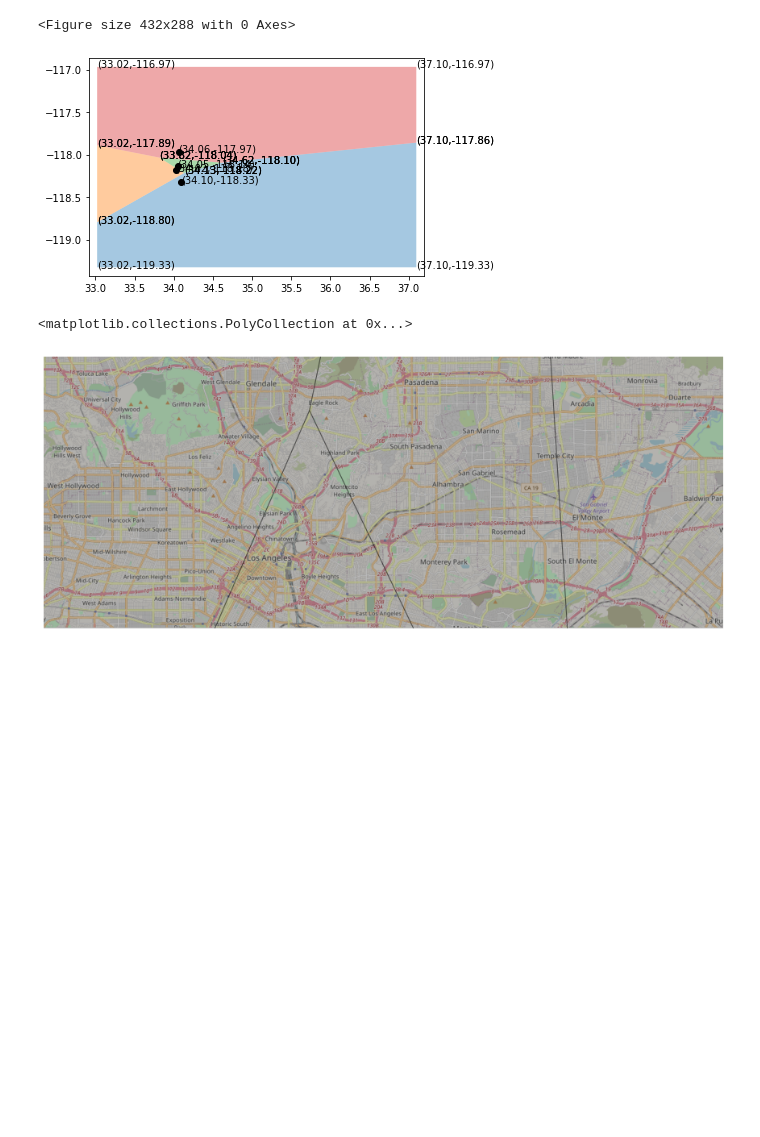
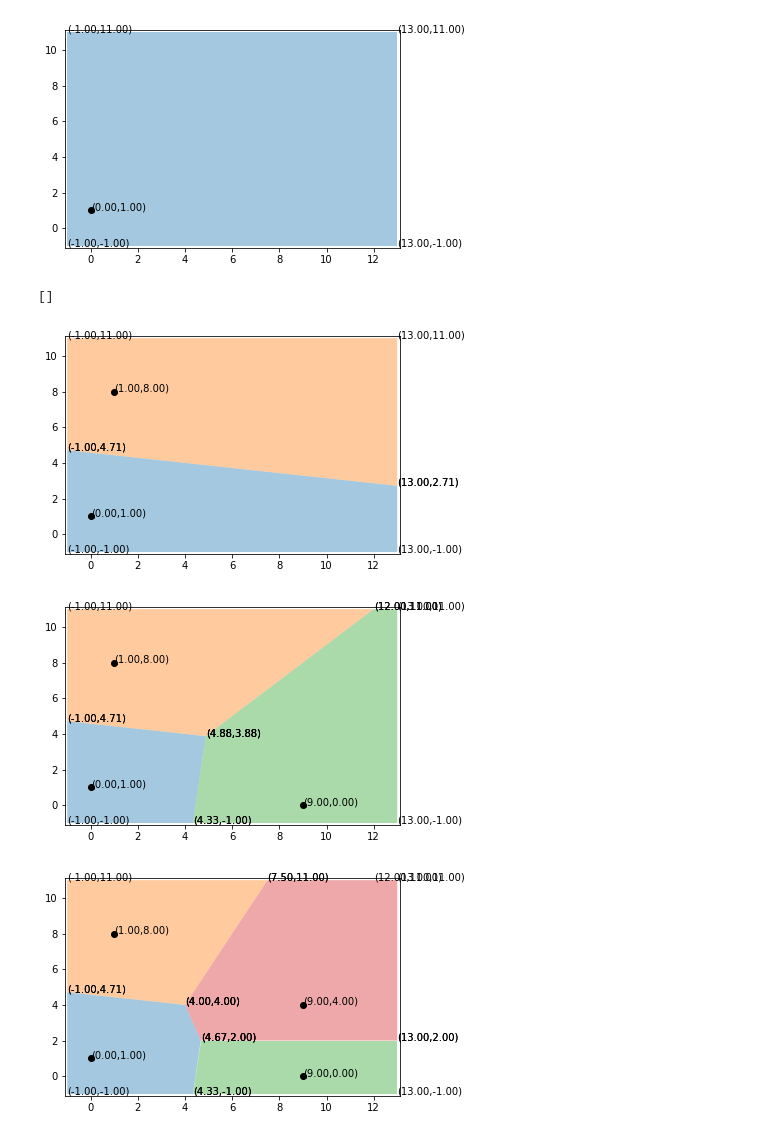
Before and after one commit to khuyentran1401/Voronoi-diagram, a Jupyter notebook: plot.ipynb, the cells around one changed output. Cells and saved outputs as stored; diff of their text form; code cells hidden in the pictures; blank space fills up the shorter version.

```diff
--- a/plot.ipynb
+++ b/plot.ipynb
@@ -186,15 +3,0 @@ colors = .25 * np.ones((len(locations), 3))
-# %%
-fig = plt.figure()
-# %% [output]
-<Figure size 432x288 with 0 Axes>
-# %%
-plotVoronoi(locations)
-ax = m.show_mpl(figsize=(12, 8))
-ax.add_collection(
-    mpl.collections.PolyCollection(
-        cells, facecolors=colors,
-        edgecolors='k', alpha=.35))
-# %% [output]
-[figure, removed]
-<matplotlib.collections.PolyCollection at 0x...>
-[figure, removed]
@@ -200,0 +8,26 @@ ax.add_collection(
+# %%
+np.random.seed(10)
+#points = np.random.randint(0, 10,(9,2))
+#points = [(x[0], x[1]) for x in points]
+points = [(0, 1), (1, 8), (9, 0), (9, 4), (10, 10)]
+points = list(set(points))
+n = len(points)
+
+xygraph = Xygraph(vl=points)
+xmin = xygraph.xmin - 1
+ymin = xygraph.ymin - 1
+v = (xmin, ymin)
+points.sort(key=lambda p: ((p[0]-v[0])**2 +
+                               (p[1]-v[1])**2)**(1/2), reverse=True)
+cur_points = []
+
+for i in range(n):
+    print(cur_points)
+    cur_points.append(points.pop())
+    plotVoronoi(cur_points, -1, 13, -1, 11)
+# %% [output]
+[figure, added]
+[]
+[figure, added]
+[figure, added]
+[figure, added]
```
Also changed, not shown: parts of 21 cells of this notebook, 3 other files.
